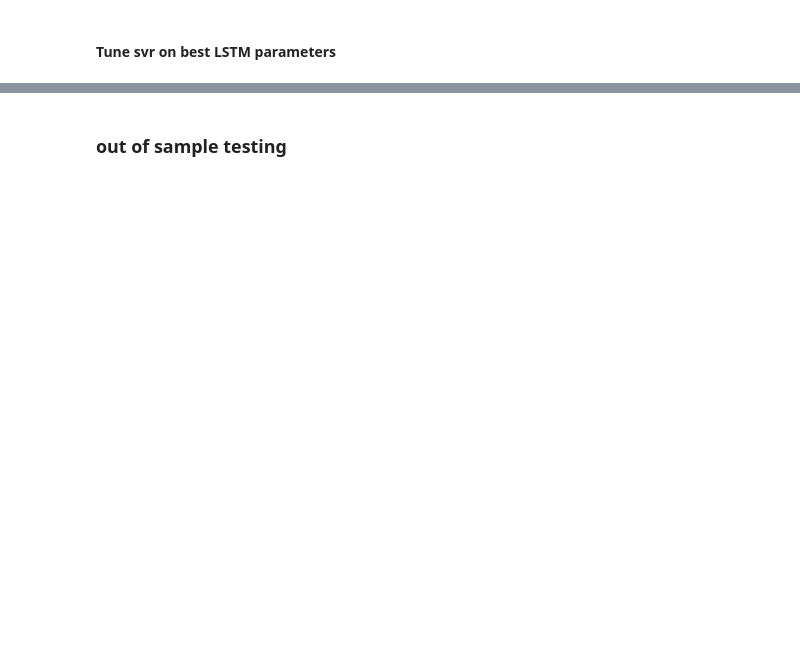
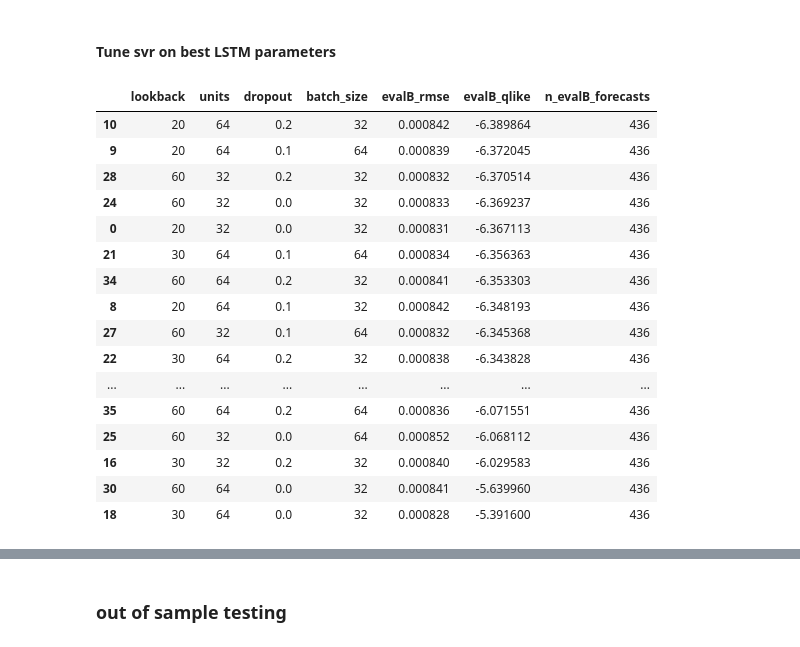
Before and after one commit to Therulow/DSE4211-GRP13, a Jupyter notebook: lstm-regimeaware/lstm_regime6.ipynb, the cells around one changed output, grey strips where cells are left out. Cells and saved outputs as stored; diff of their text form; code cells hidden in the pictures; blank space fills up the shorter version.

```diff
--- a/lstm-regimeaware/lstm_regime6.ipynb
+++ b/lstm-regimeaware/lstm_regime6.ipynb
@@ -816,5 +813,25 @@ print(lstm_results_df.head())
 # %% [markdown]
 #### Tune svr on best LSTM parameters
+# %%
+lstm_results_df
+# %% [output]
+|  | lookback | units | dropout | batch_size | evalB_rmse | evalB_qlike | n_evalB_forecasts |
+| 10 | 20 | 64 | 0.2 | 32 | 0.000842 | -6.389864 | 436 |
+| 9 | 20 | 64 | 0.1 | 64 | 0.000839 | -6.372045 | 436 |
+| 28 | 60 | 32 | 0.2 | 32 | 0.000832 | -6.370514 | 436 |
+| 24 | 60 | 32 | 0.0 | 32 | 0.000833 | -6.369237 | 436 |
+| 0 | 20 | 32 | 0.0 | 32 | 0.000831 | -6.367113 | 436 |
+| 21 | 30 | 64 | 0.1 | 64 | 0.000834 | -6.356363 | 436 |
+| 34 | 60 | 64 | 0.2 | 32 | 0.000841 | -6.353303 | 436 |
+| 8 | 20 | 64 | 0.1 | 32 | 0.000842 | -6.348193 | 436 |
+| 27 | 60 | 32 | 0.1 | 64 | 0.000832 | -6.345368 | 436 |
+| 22 | 30 | 64 | 0.2 | 32 | 0.000838 | -6.343828 | 436 |
+| ... | ... | ... | ... | ... | ... | ... | ... |
+| 35 | 60 | 64 | 0.2 | 64 | 0.000836 | -6.071551 | 436 |
+| 25 | 60 | 32 | 0.0 | 64 | 0.000852 | -6.068112 | 436 |
+| 16 | 30 | 32 | 0.2 | 32 | 0.000840 | -6.029583 | 436 |
+| 30 | 60 | 64 | 0.0 | 32 | 0.000841 | -5.639960 | 436 |
+| 18 | 30 | 64 | 0.0 | 32 | 0.000828 | -5.391600 | 436 |
 # %%
 best_lstm_params = lstm_results_df.iloc[0].to_dict()
 print(best_lstm_params)
```
Also changed, not shown: parts of 16 cells of this notebook, 1 other file.
